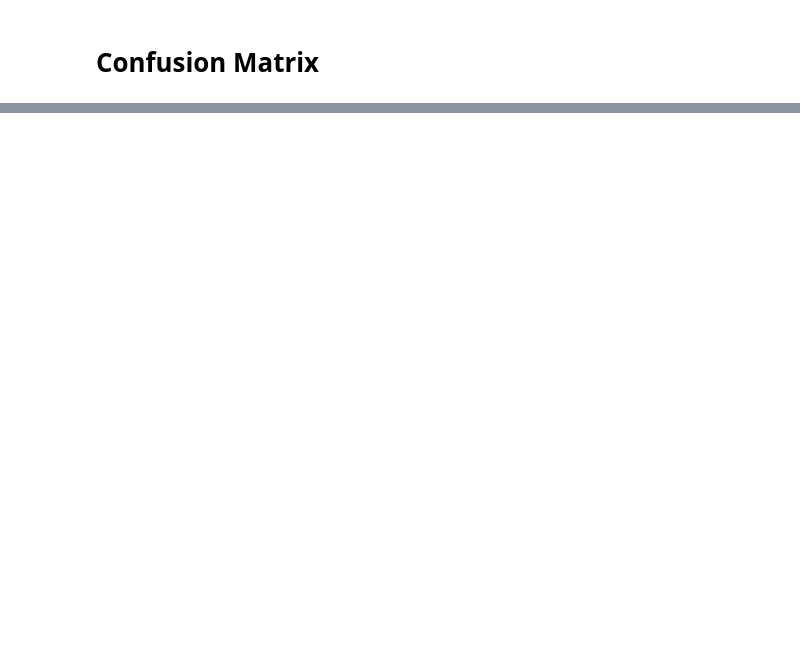
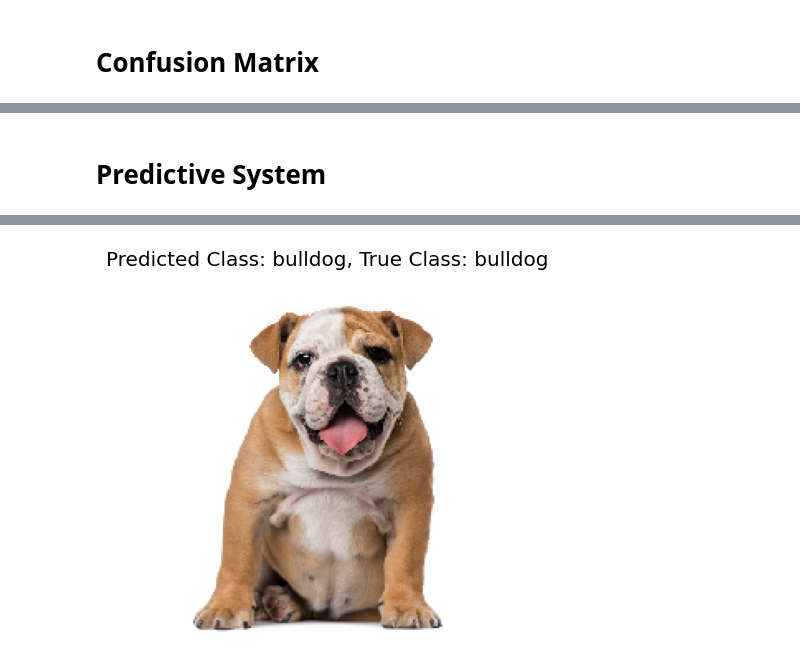
Before and after one commit to Saifullah785/deep-learning-projects, a Jupyter notebook: Project_11_dog_breeds_detection_transfer_learning/Project_11_dog_breeds_detection_transfer_learning.ipynb, the cells around one changed output, grey strips where cells are left out. Drawn from its saved outputs; the diff is of its cells as text; code cells hidden in the pictures; blank space fills up the shorter version.

Commit message:
Created using Colab while practicing the code in the Project_11_dog_breeds_detection_transfer_learning

```diff
--- a/Project_11_dog_breeds_detection_transfer_learning/Project_11_dog_breeds_detection_transfer_learning.ipynb
+++ b/Project_11_dog_breeds_detection_transfer_learning/Project_11_dog_breeds_detection_transfer_learning.ipynb
@@ -209,0 +309,6 @@ plt.show()
+# %%
+# Load the saved model
+# Load the saved model
+from tensorflow.keras.models import load_model
+
+loaded_model = load_model('/content/drive/MyDrive/fine_tuned_inception.h5')
@@ -209,0 +317,40 @@ plt.show()
+# %% [markdown]
+# Predictive System
+# %%
+# Define a function for image prediction and display
+from tensorflow.keras.preprocessing import image
+
+def predict_and_display(model, class_labels, img_path, true_class=None):
+    # Load the image
+    img = image.load_img(img_path, target_size=(224, 224))
+
+    # Preprocess the image
+    img_array = image.img_to_array(img)
+    img_array = np.expand_dims(img_array, axis=0)
+    img_array = img_array / 255.0  # Normalize pixel values to [0, 1]
+
+    # Make predictions
+    predictions = loaded_model.predict(img_array)
+    predicted_class = np.argmax(predictions)
+    confidence_level = np.max(predictions)
+
+    # Decode the predicted class
+    predicted_class_name = class_labels[predicted_class]
+
+    # Display the image
+    plt.imshow(img)
+    plt.axis('off')
+
+    # Display the predicted class and confidence level
+    if true_class:
+        plt.title(f'Predicted Class: {predicted_class_name}, True Class: {true_class}')
+    else:
+        plt.title(f'Predicted Class: {predicted_class_name}')
+    plt.show()
+# %%
+# Perform prediction on a sample image
+# Assuming you have already defined your model, class labels, and image path
+
+class_labels = ['beagle', 'bulldog', 'dalmatian', 'german-shepherd', 'husky', 'labrador-retriever', 'poodle', 'rottweiler']
+predict_and_display(model, class_labels, '/content/dog-breeds/bulldog/bulldog108.jpg', true_class='bulldog')
+# %% [output]
@@ -209,0 +358 @@ plt.show()
+[figure, added]
```
Also changed, not shown: parts of 18 cells of this notebook.
